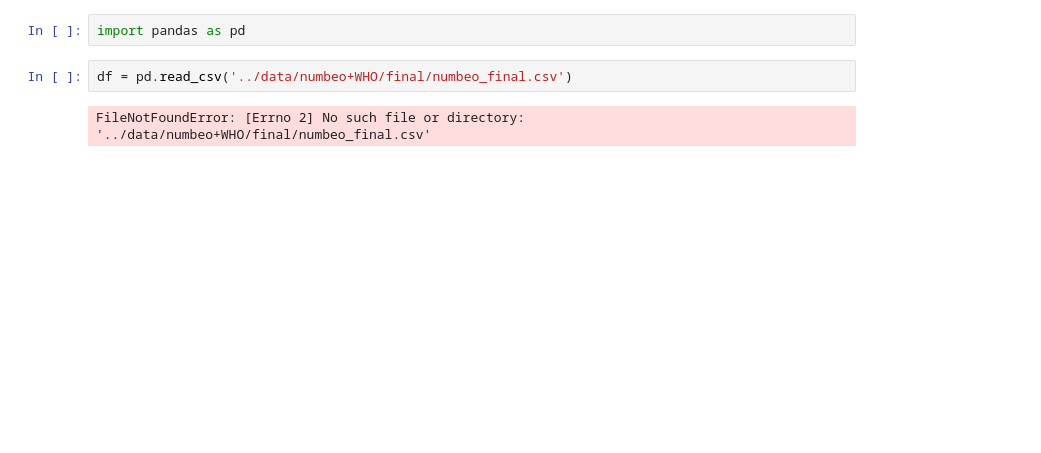
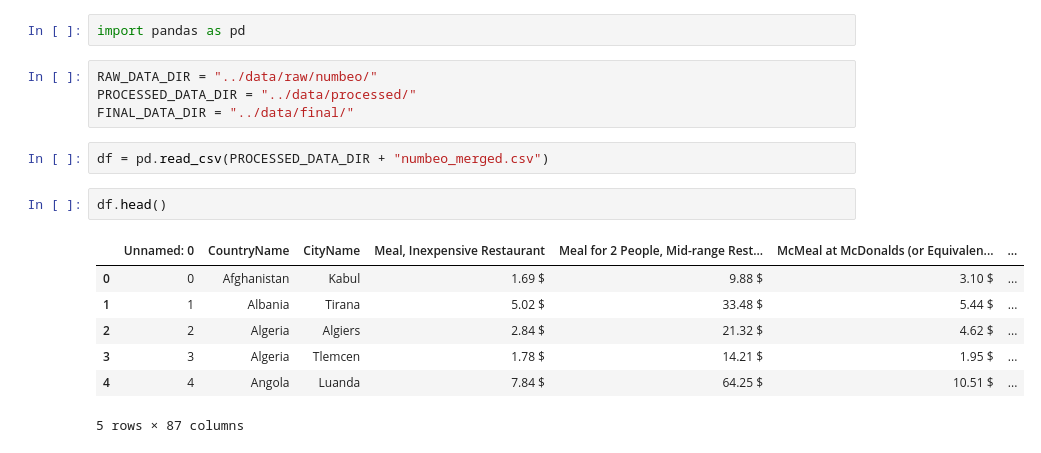
Before and after one commit to adkurylev/relocation_recsys, a Jupyter notebook: notebooks/data_finalize.ipynb, the cells around one changed output. Saved outputs shown, nothing was run; the diff lists cells and outputs as text; blank space fills up the shorter version.

Commit message:
added  data final code

```diff
--- a/notebooks/data_finalize.ipynb
+++ b/notebooks/data_finalize.ipynb
@@ -1,6 +1,18 @@
 # %%
 import pandas as pd
+# %%
+RAW_DATA_DIR = "../data/raw/numbeo/"
+PROCESSED_DATA_DIR = "../data/processed/"
+FINAL_DATA_DIR = "../data/final/"
 # %%
-df = pd.read_csv('../data/numbeo+WHO/final/numbeo_final.csv')
+df = pd.read_csv(PROCESSED_DATA_DIR + "numbeo_merged.csv")
-# %% [output]
-FileNotFoundError: [Errno 2] No such file or directory: '../data/numbeo+WHO/final/numbeo_final.csv'
+# %%
+df.head()
+# %% [output]
+|  | Unnamed: 0 | CountryName | CityName | Meal, Inexpensive Restaurant | Meal for 2 People, Mid-range Rest... | McMeal at McDonalds (or Equivalen... | ... |
+| 0 | 0 | Afghanistan | Kabul | 1.69 $ | 9.88 $ | 3.10 $ | ... |
+| 1 | 1 | Albania | Tirana | 5.02 $ | 33.48 $ | 5.44 $ | ... |
+| 2 | 2 | Algeria | Algiers | 2.84 $ | 21.32 $ | 4.62 $ | ... |
+| 3 | 3 | Algeria | Tlemcen | 1.78 $ | 14.21 $ | 1.95 $ | ... |
+| 4 | 4 | Angola | Luanda | 7.84 $ | 64.25 $ | 10.51 $ | ... |
+5 rows × 87 columns
```
Also changed, not shown: parts of 23 cells of this notebook, 1 other file.
